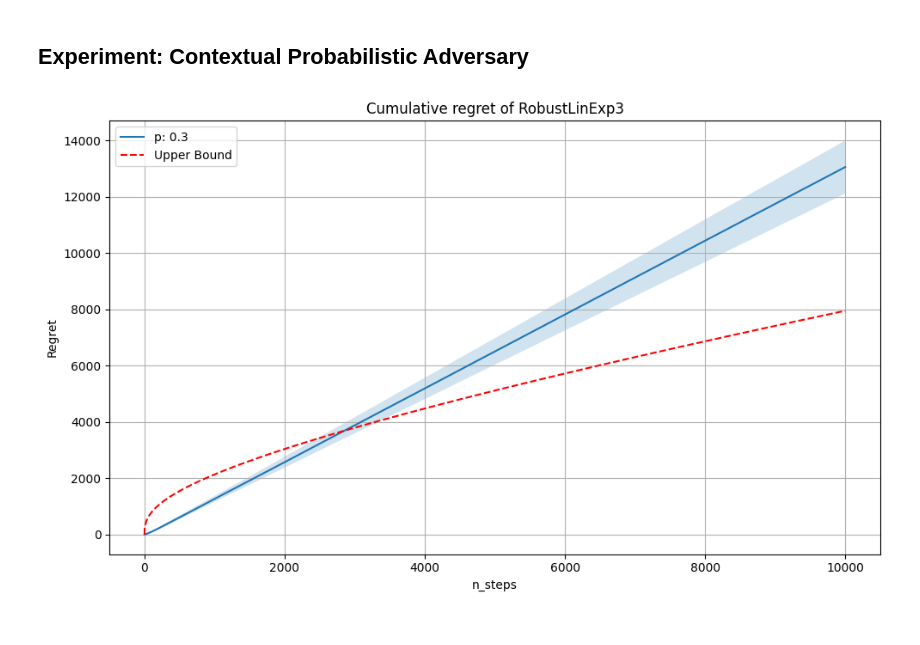
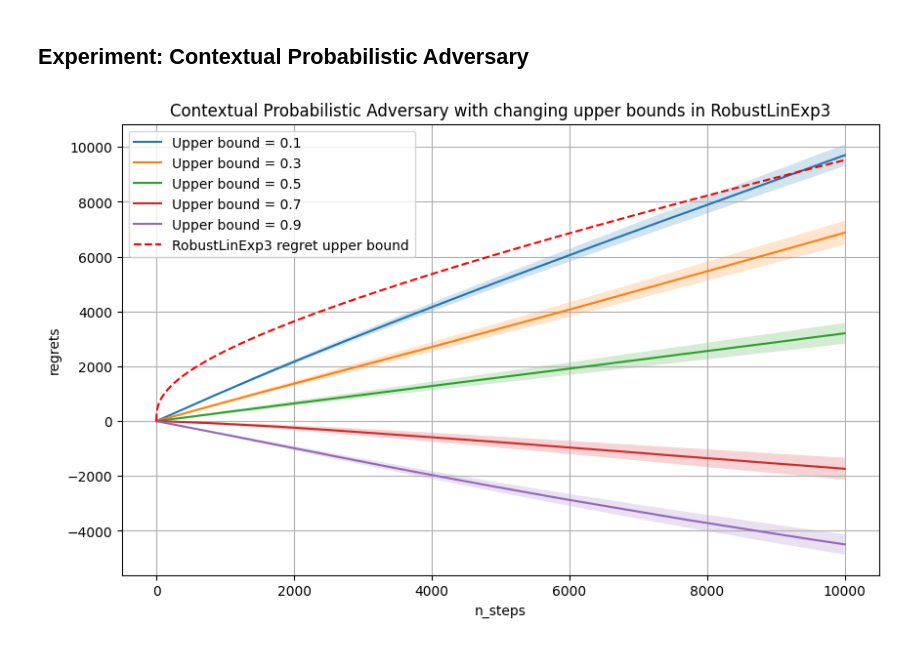
Before and after one commit to Oscar12346/bandit_research_group_9, a Jupyter notebook: experiments/Experiments.ipynb, the cells around one changed output. Saved outputs shown, nothing was run; the diff lists cells and outputs as text; code cells hidden in the pictures.

Commit message:
fixed experiment

```diff
--- a/experiments/Experiments.ipynb
+++ b/experiments/Experiments.ipynb
@@ -117,48 +71,37 @@ vis.plot_mean_std(
 # %% [markdown]
 ## Experiment: Contextual Probabilistic Adversary ##
 # %%
+# Init adversary
+ubs = [0.1, 0.3, 0.5, 0.7, 0.9]
 
-experiments = {}
-ubs = [0.3]
 # Play experiment
 num_sim = 100
 exp = AdversarialContextualMAB()
+
+data_labels = []
+cumulative_regrets = []
 for ub in ubs:
     # Init Adversary
     adv = ContextualProbabilisticAdversary(K, d, h, eta=lr, gamma=exploration_rate, ub=ub)
 
     # Init Environment
     adv_env = AdversarialContextualEnv(adversary=adv, context=ctx)
-    (rewards,
-     regrets,
-     avg_rewards,
-     pseudo_regrets,
-     cumulative_regrets,
-     cumulative_pseudo_regrets) = exp.play(agent=ag, environment=adv_env, num_sim=num_sim, horizon=h)
-    label = f'p: {ub:}'
-    experiments[label] = cumulative_regrets
+
+    # Play experiment
+    _, _, _, _, cumulative_regret, _ = exp.play(agent=ag, environment=adv_env, num_sim=num_sim, horizon=h)
+
+    # Append cumulative regret
+    cumulative_regrets.append(cumulative_regret)
+    data_labels.append(f"Upper bound = {ub}")
-# %%
-import matplotlib.pyplot as plt
-# Plot mean ± std for each experiment
-plt.figure(figsize=(10, 6))
-
-for label, values in experiments.items():
-    mean_vals = np.mean(values, axis=0)
-    std_vals = np.std(values, axis=0)
-    timesteps = np.arange(values.shape[1])
-
-    plt.plot(timesteps, mean_vals, label=label)
-    plt.fill_between(timesteps, mean_vals - std_vals, mean_vals + std_vals, alpha=0.2)
-
-plt.plot(np.arange(len(bound_per_timestep)), bound_per_timestep, linestyle='--', color='red', label='Upper Bound')
-
-# Customize
-plt.title(f"Cumulative regret of {name}")
-plt.xlabel("n_steps")
-plt.ylabel("Regret")
-plt.legend()
-plt.grid(True)
-plt.tight_layout()
-plt.show()
-# %% [output]
-[figure, removed]
+# %%
+vis.plot_mean_std(
+    data=cumulative_regrets,
+    data_labels=data_labels,
+    title=f"Contextual Probabilistic Adversary with changing upper bounds in {name}",
+    xlabel="n_steps",
+    ylabel="regrets",
+    baseline=bound_per_timestep,
+    baseline_title=f"{name} regret upper bound"
+)
+# %% [output]
+[figure, added]
```
Also changed, not shown: parts of 8 cells of this notebook, 2 other files.
